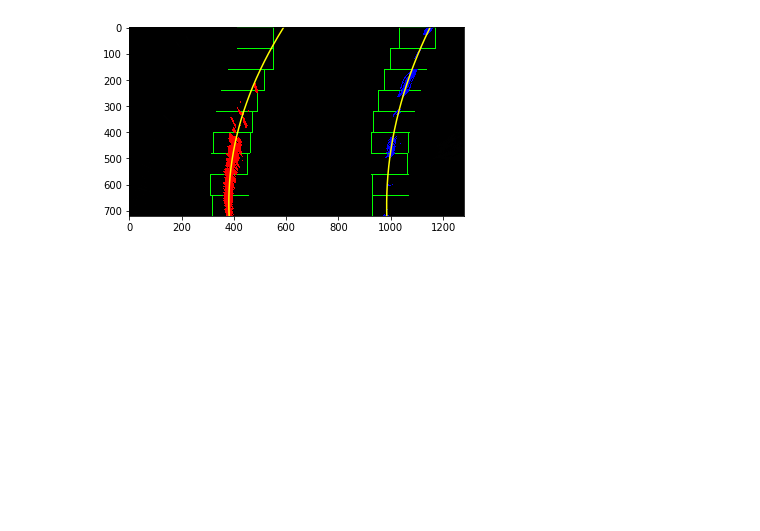
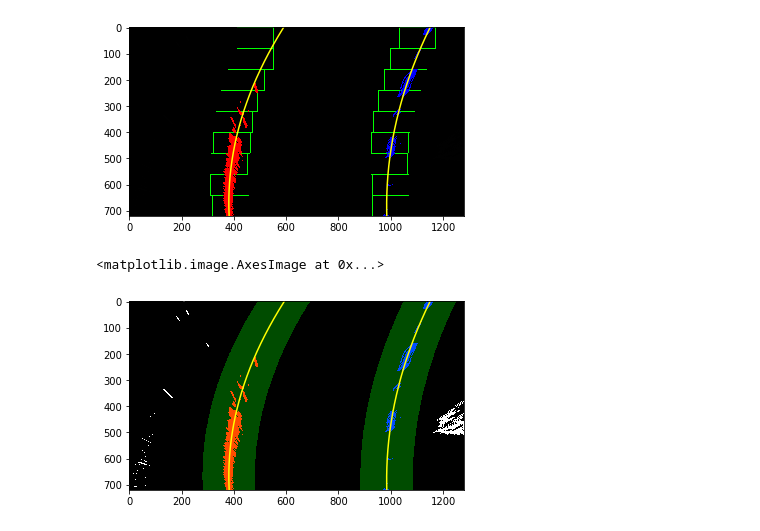
Before and after one commit to magedhassan/CarND-Advanced-Lane-Lines, a Jupyter notebook: advanced-lane-lines.ipynb, the cells around one changed output. Saved outputs shown, nothing was run; the diff lists cells and outputs as text; code cells hidden in the pictures; blank space fills up the shorter version.

Commit message:
Add function search_around_poly()

```diff
--- a/advanced-lane-lines.ipynb
+++ b/advanced-lane-lines.ipynb
@@ -424,7 +456,17 @@ center_right [999, 719]
 # %%
-# Calling function fit_polynomial()
-out_img = fit_polynomial(top_down)
+# Calling function fit_polynomial() to find the lane pixels and fit a polynomial
+out_img, left_fit, right_fit = fit_polynomial(top_down)
 plt.imshow(out_img)
 # %% [output]
 <matplotlib.image.AxesImage at 0x...>
 [figure]
+# %%
+# call function search_around_poly() if a fit is found to avoid searching again with windows
+# Do this starting from the second frame of a video if poly fit is found in the first frame
+result = search_around_poly(top_down, left_fit, right_fit)
+
+# View your output
+plt.imshow(result)
+# %% [output]
+<matplotlib.image.AxesImage at 0x...>
+[figure, added]
```
Also changed, not shown: parts of 3 cells of this notebook.
